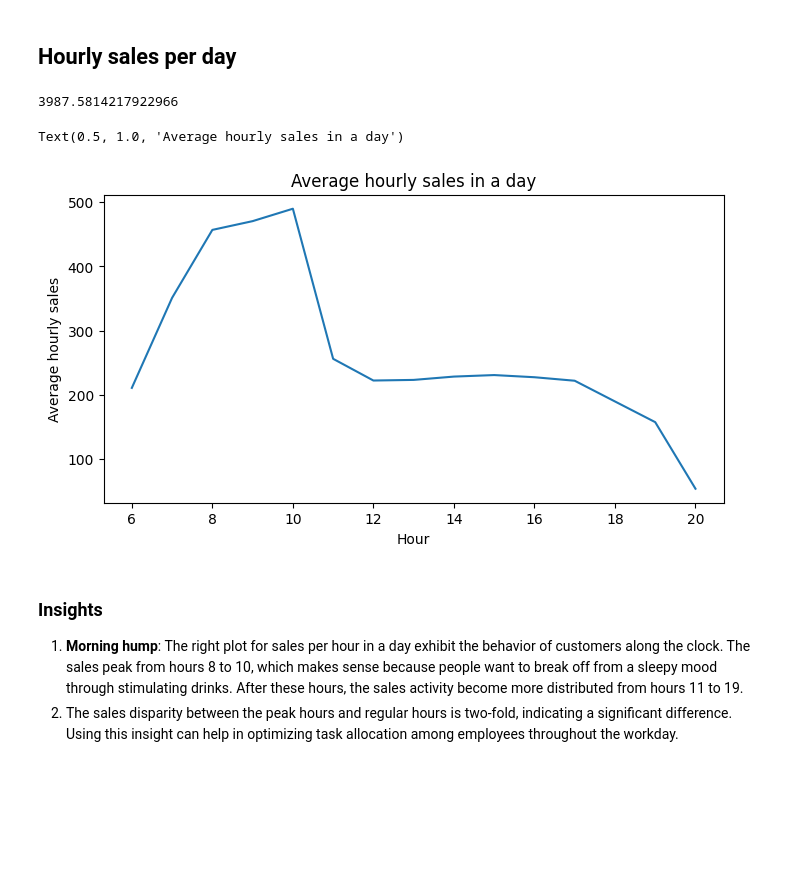
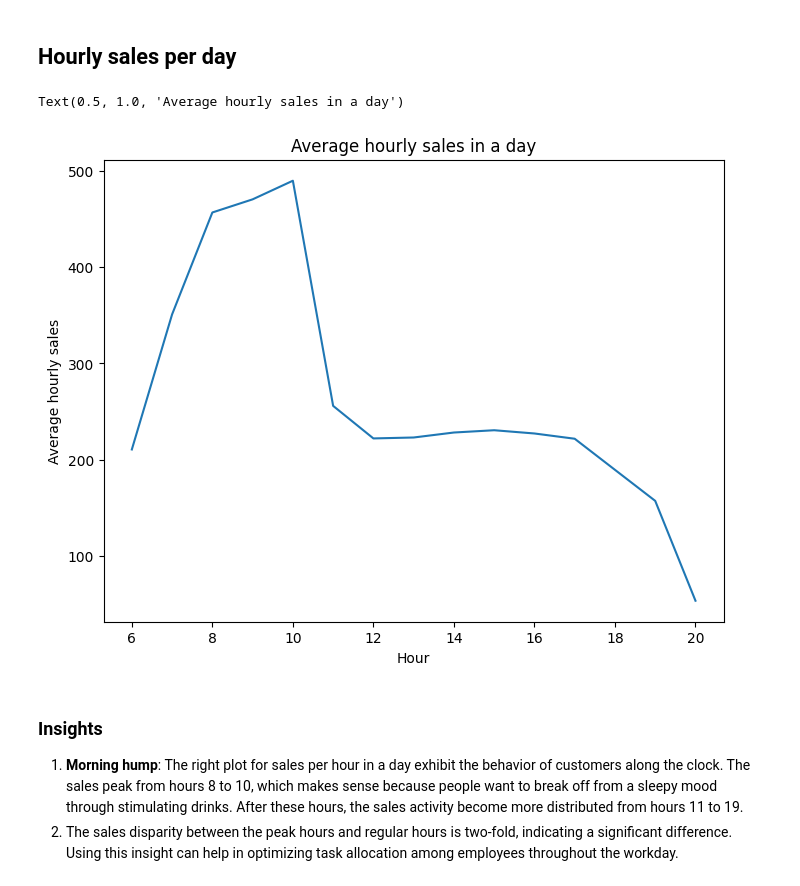
Before and after one commit to mlcuadra1/Coffee-Shop-EDA, a Jupyter notebook: notebooks/Script 2 - EDA.ipynb, the cells around one changed output. Drawn from its saved outputs; the diff is of its cells as text; code cells hidden in the pictures; blank space fills up the shorter version.

```diff
--- a/notebooks/Script 2 - EDA.ipynb
+++ b/notebooks/Script 2 - EDA.ipynb
@@ -70,8 +71,8 @@ day                 0
 dtype: int64
 # %%
 # Predefine figsize
-figsize1_1 = (8, 4)
-figsize1_2 = (16, 4)
+figsize1_1 = (8, 6)
+figsize1_2 = (16, 5)
 # %% [markdown]
 # Time-series analysis of sales and purchases
 # %% [markdown]
@@ -207,29 +209,23 @@ Text(0.5, 1.0, 'Average daily sales over different days of the week')
 ## Hourly sales per day
 # %%
 total_sales_per_hour_of_day = data.groupby('Hour')['Total_Bill'].sum()
-#total_sales_per_day_of_week = total_sales_per_day_of_week.reindex(['Sunday', 'Monday', 'Tuesday', 'Wednesday', 'Thursday', 'Friday', 'Saturday'])
 
 unique_dates = data.drop_duplicates(['transaction_date', 'Hour'])
-# unique_dates.shape
 
 hours_of_day_count = unique_dates['Hour'].value_counts(sort=True).sort_index(ascending=True)
-# print(hours_of_day_count)
 
 avg_hourly_sales_per_day = total_sales_per_hour_of_day / hours_of_day_count
 
-print(avg_hourly_sales_per_day.sum())
-
-fig, ax0 = plt.subplots(figsize=figsize1_1)
+fig4, ax0 = plt.subplots(figsize=figsize1_1)
 
 ax0.plot(avg_hourly_sales_per_day.index, avg_hourly_sales_per_day.values)
 
 ax0.set_xlabel('Hour')
 ax0.set_ylabel('Average hourly sales')
 ax0.set_title('Average hourly sales in a day')
 # %% [output]
-3987.5814217922966
+Text(0.5, 1.0, 'Average hourly sales in a day')
-Text(0.5, 1.0, 'Average hourly sales in a day')
-[figure, old version]
+[figure, new version]
 # %% [markdown]
 ### Insights
 1. **Morning hump**: The right plot for sales per hour in a day exhibit the behavior of customers along the clock. The sales peak from hours 8 to 10, which makes sense because people want to break off from a sleepy mood through stimulating drinks. After these hours, the sales activity become more distributed from hours 11 to 19.
```
Also changed, not shown: parts of 13 cells of this notebook, 1 other file.
